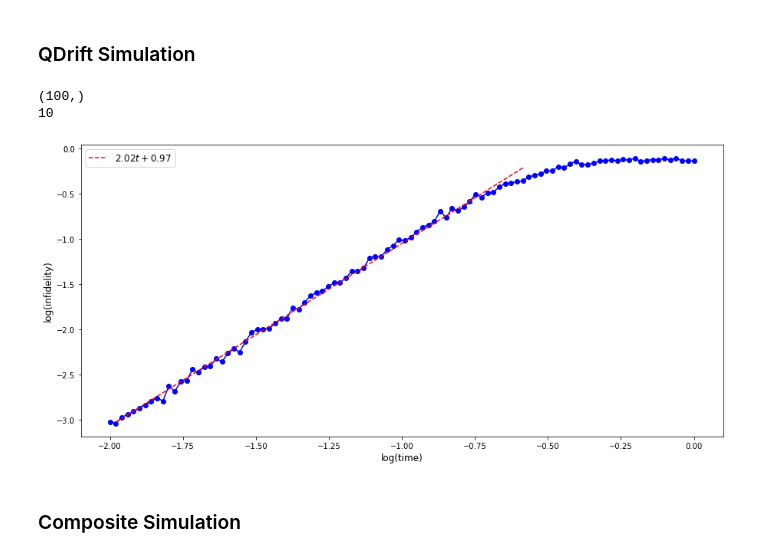
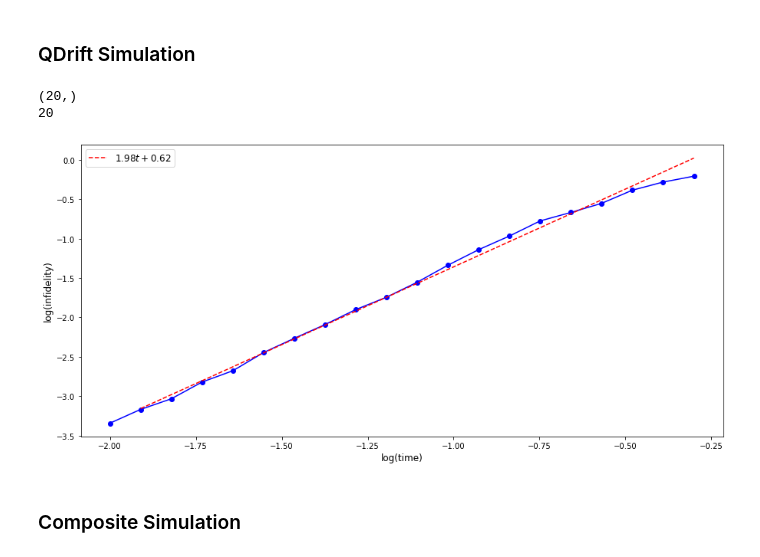
Before and after one commit to mattp97/Trotter-Qdrift-Simulation, a Jupyter notebook: Hybridized Simulation Jellium.ipynb, the cells around one changed output. Drawn from its saved outputs; the diff is of its cells as text; code cells hidden in the pictures.

```diff
--- a/Hybridized Simulation Jellium.ipynb
+++ b/Hybridized Simulation Jellium.ipynb
@@ -204,12 +204,12 @@ plt.show()
 QDsim = QDriftSimulator(hamiltonian_list)
 #QDsim.simulate(1, 1000)
 # %%
-samples = 10
-mc_samples = 100
+samples = 20
+mc_samples = 256
 
 tStart = 0.01
-tFinal = 1
-tSteps = 100
+tFinal = 0.5
+tSteps = 20
 times = np.geomspace(tStart, tFinal, tSteps)
 
 qd_compiler_inf = []
@@ -221,33 +221,33 @@ log_times = np.log10(times)
 print(log_qd_compiler_inf.shape)
 print(QDsim.gate_count)
 # %% [output]
-(100,)
-10
+(20,)
+20
 # %%
 data1 = log_qd_compiler_inf #[:, 0, 0]
 plt.figure(figsize = (15, 7))
 plt.plot(log_times, data1, 'bo-')
 plt.xlabel('log(time)', size = 12)
 plt.ylabel('log(infidelity)', size = 12)
 
 start_fit_points=1  #declare the starting point to fit in the data
-end_fit_points = -30
+end_fit_points = -1
 
 p = np.polyfit(log_times[start_fit_points: end_fit_points], data1[start_fit_points: end_fit_points], 1)
 f = np.poly1d(p)
 
 t_new = np.linspace(log_times[start_fit_points], log_times[end_fit_points], 50)
 y_new = f(t_new)
 
 data1 = symbols("t")
 poly = sum(S("{:6.2f}".format(v))*data1**i for i, v in enumerate(p[::-1]))
 eq_latex = printing.latex(poly)
 
 plt.plot(t_new, y_new, 'r--', label="${}$".format(eq_latex))
 plt.legend(fontsize="large")
 plt.show()
 # %% [output]
-[figure, old version]
+[figure, new version]
 # %% [markdown]
 ### Composite Simulation
 # %% [markdown]
```
Also changed, not shown: parts of 2 cells of this notebook, 1 other file.
